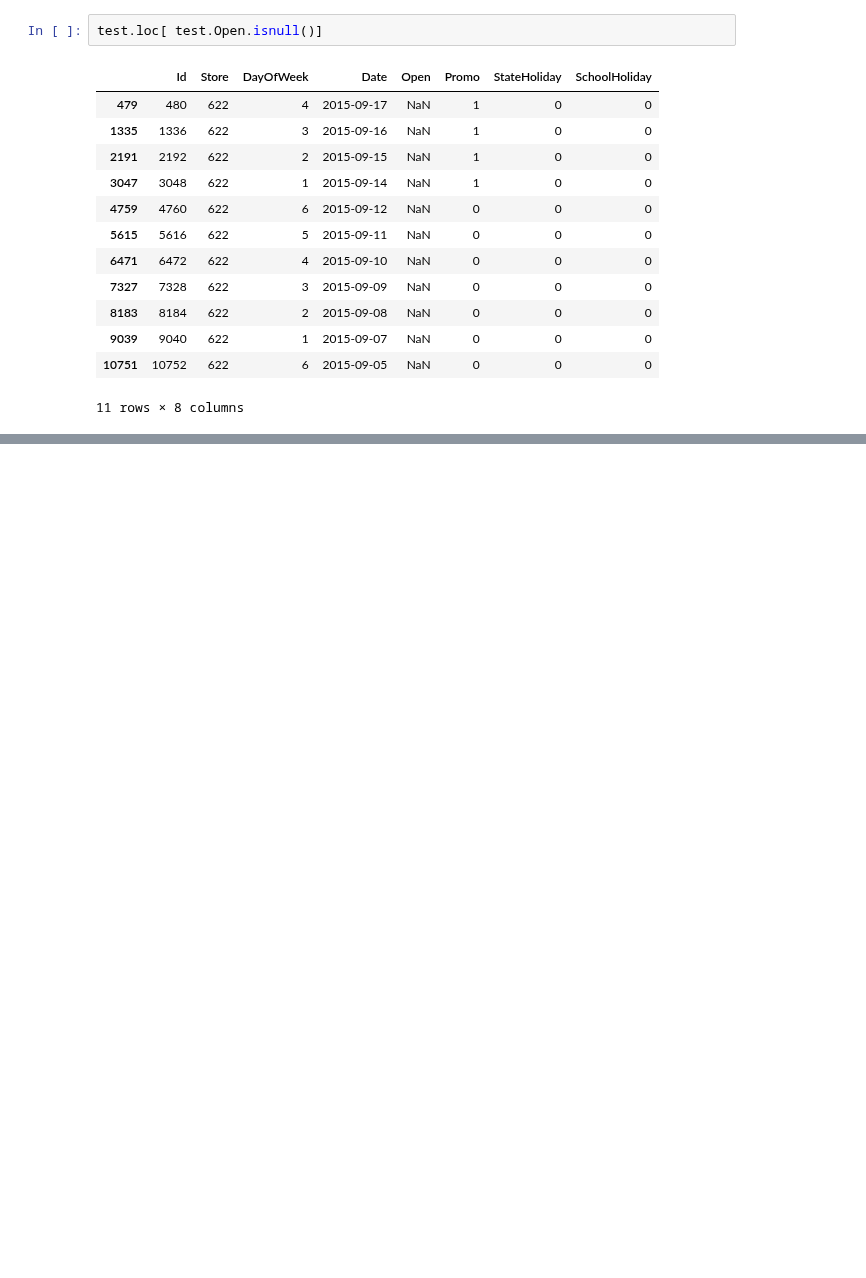
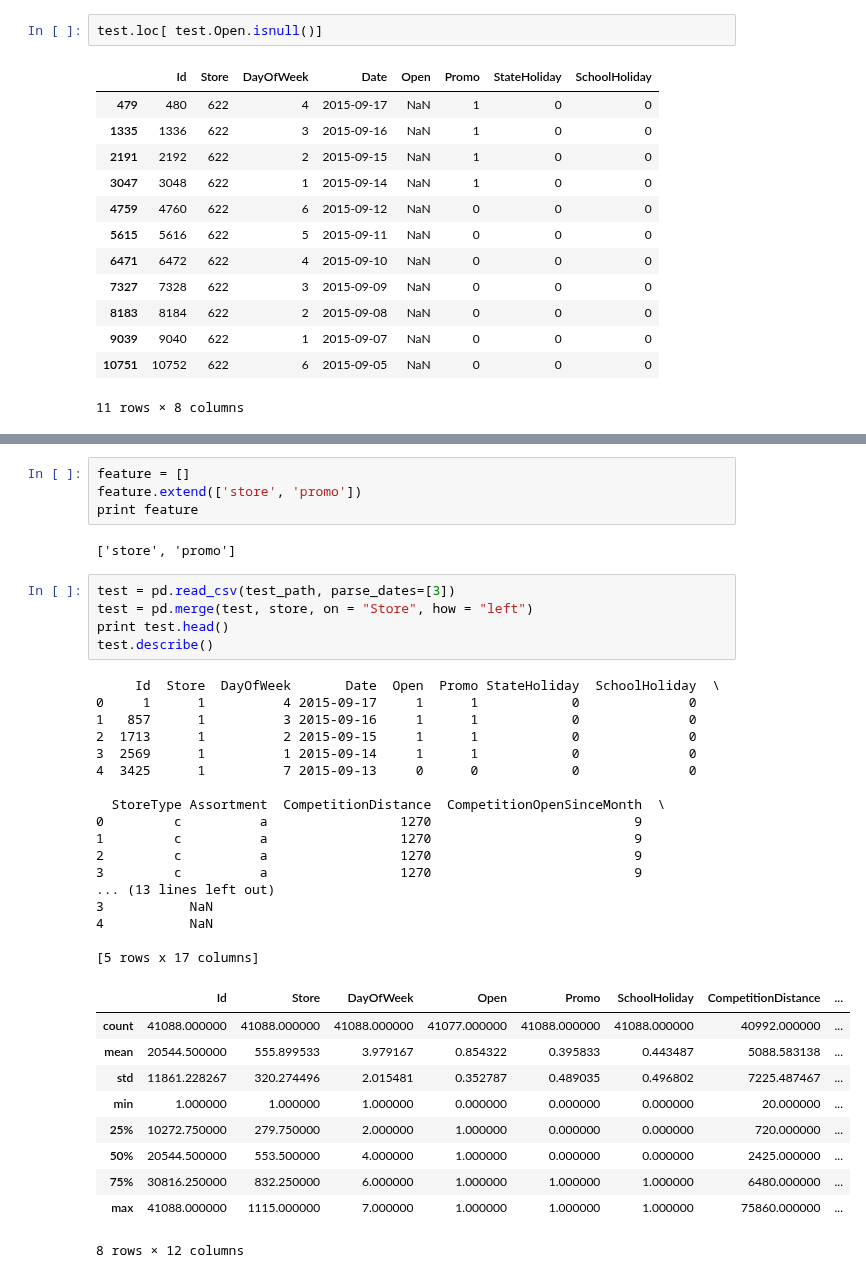
Before and after one commit to wuyifat/kaggle_Rossmann, a Jupyter notebook: explore.ipynb, the cells around one changed output, grey strips where cells are left out. Cells and saved outputs as stored; diff of their text form; blank space fills up the shorter version.

```diff
--- a/explore.ipynb
+++ b/explore.ipynb
@@ -242,0 +284,39 @@ test.loc[ test.Open.isnull()]
+# %%
+feature = []
+feature.extend(['store', 'promo'])
+print feature
+# %% [output]
+['store', 'promo']
+# %%
+test = pd.read_csv(test_path, parse_dates=[3])
+test = pd.merge(test, store, on = "Store", how = "left")
+print test.head()
+test.describe()
+# %% [output]
+     Id  Store  DayOfWeek       Date  Open  Promo StateHoliday  SchoolHoliday  \
+0     1      1          4 2015-09-17     1      1            0              0
+1   857      1          3 2015-09-16     1      1            0              0
+2  1713      1          2 2015-09-15     1      1            0              0
+3  2569      1          1 2015-09-14     1      1            0              0
+4  3425      1          7 2015-09-13     0      0            0              0
+
+  StoreType Assortment  CompetitionDistance  CompetitionOpenSinceMonth  \
+0         c          a                 1270                          9
+1         c          a                 1270                          9
+2         c          a                 1270                          9
+3         c          a                 1270                          9
+... (13 lines left out)
+3           NaN
+4           NaN
+
+[5 rows x 17 columns]
+|  | Id | Store | DayOfWeek | Open | Promo | SchoolHoliday | CompetitionDistance | ... |
+| count | 41088.000000 | 41088.000000 | 41088.000000 | 41077.000000 | 41088.000000 | 41088.000000 | 40992.000000 | ... |
+| mean | 20544.500000 | 555.899533 | 3.979167 | 0.854322 | 0.395833 | 0.443487 | 5088.583138 | ... |
+| std | 11861.228267 | 320.274496 | 2.015481 | 0.352787 | 0.489035 | 0.496802 | 7225.487467 | ... |
+| min | 1.000000 | 1.000000 | 1.000000 | 0.000000 | 0.000000 | 0.000000 | 20.000000 | ... |
+| 25% | 10272.750000 | 279.750000 | 2.000000 | 1.000000 | 0.000000 | 0.000000 | 720.000000 | ... |
+| 50% | 20544.500000 | 553.500000 | 4.000000 | 1.000000 | 0.000000 | 0.000000 | 2425.000000 | ... |
+| 75% | 30816.250000 | 832.250000 | 6.000000 | 1.000000 | 1.000000 | 1.000000 | 6480.000000 | ... |
+| max | 41088.000000 | 1115.000000 | 7.000000 | 1.000000 | 1.000000 | 1.000000 | 75860.000000 | ... |
+8 rows × 12 columns
```
Also changed, not shown: parts of 38 cells of this notebook, 9 other files.
